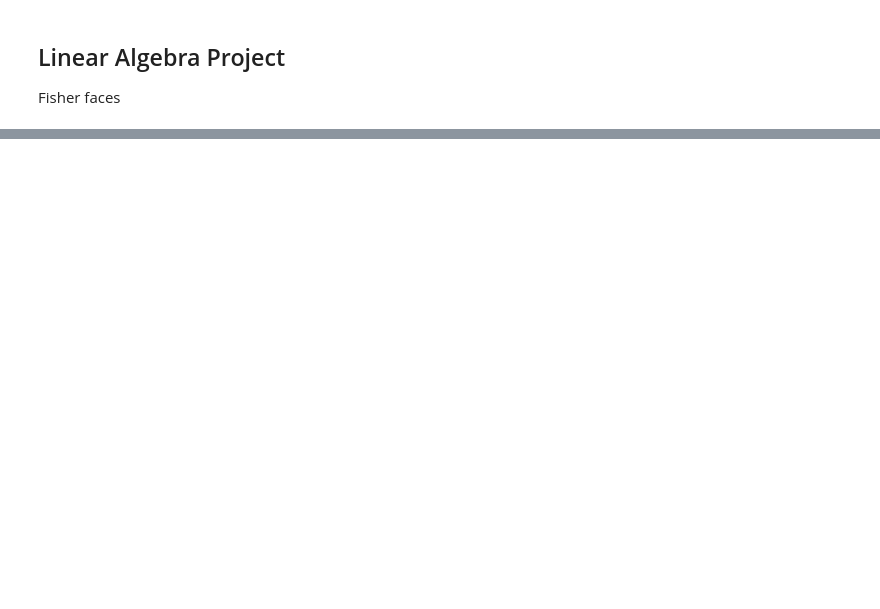
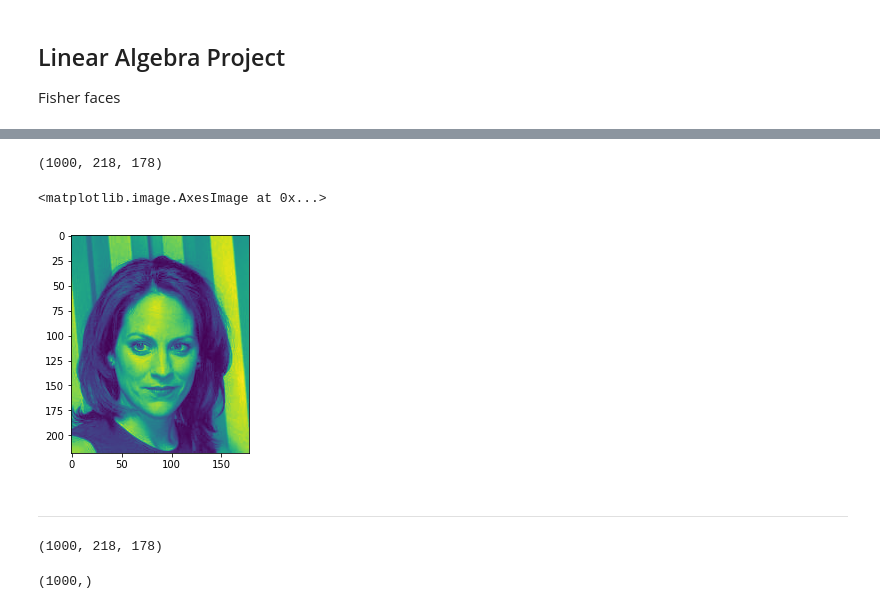
Before and after one commit to marianpetruk/face-recognition-linear-algebra, a Jupyter notebook: fisherfaces/LA Project Fisherfaces.ipynb, the cells around one changed output, grey strips where cells are left out. Cells and saved outputs as stored; diff of their text form; code cells hidden in the pictures; blank space fills up the shorter version.

```diff
--- a/fisherfaces/LA Project Fisherfaces.ipynb
+++ b/fisherfaces/LA Project Fisherfaces.ipynb
@@ -192,2 +4,0 @@ pca = PCA(n_components=10)
-# %%
-pca.fit(images)
@@ -199,0 +42,8 @@ PCA(n_components=10)
+# %%
+# load labels
+# full datalabels
+data_labels_full = pd.read_csv('data/identity_CelebA.txt', header=None, sep=" ")
+
+# filter values from sample array
+data_labels_sample = data_labels_full[data_labels_full[0].isin(sample_array[1])]
+data_labels_sample.head()
@@ -199,0 +99,41 @@ PCA(n_components=10)
+# %%
+# load images into list/array
+# images = []
+
+num_subjects = len(data_labels_sample[1].unique())
+
+# read images, return array
+def read_image_folder(data_folder, flatten=True, grey_scale=True, open_cv=False):
+    i = 0
+    if open_cv == True:
+        images = []
+    elif flatten == True:
+        images = np.zeros([len(data_labels_sample[1]), original_shape[0]*original_shape[1] ])
+    else:
+        images = []
+
+    for filename in tqdm(os.listdir(data_folder)):
+        if filename in sample_array[1].tolist():
+            temp_img = read_img(os.path.join(data_folder, filename), flatten, grey_scale, open_cv)
+            if open_cv == True:
+                images.append(temp_img)
+            elif flatten == True:
+                images[i, :] = temp_img
+            else:
+                images.append(temp_img)
+            i += 1
+            if i >= len(data_labels_sample[1]):
+                break
+    return np.asarray(images)
+# %%
+image_array = read_image_folder(data_folder, flatten=False, open_cv=False)
+image_array.shape
+# %% [output]
+(1000, 218, 178)
+# %%
+img_show(image_array[0])
+# %% [output]
+<matplotlib.image.AxesImage at 0x...>
+[figure, added]
+# %% [markdown]
+------
@@ -199,0 +151,8 @@ PCA(n_components=10)
+# %%
+X.shape
+# %% [output]
+(1000, 218, 178)
+# %%
+y.shape
+# %% [output]
+(1000,)
```
Also changed, not shown: parts of 52 cells of this notebook.
